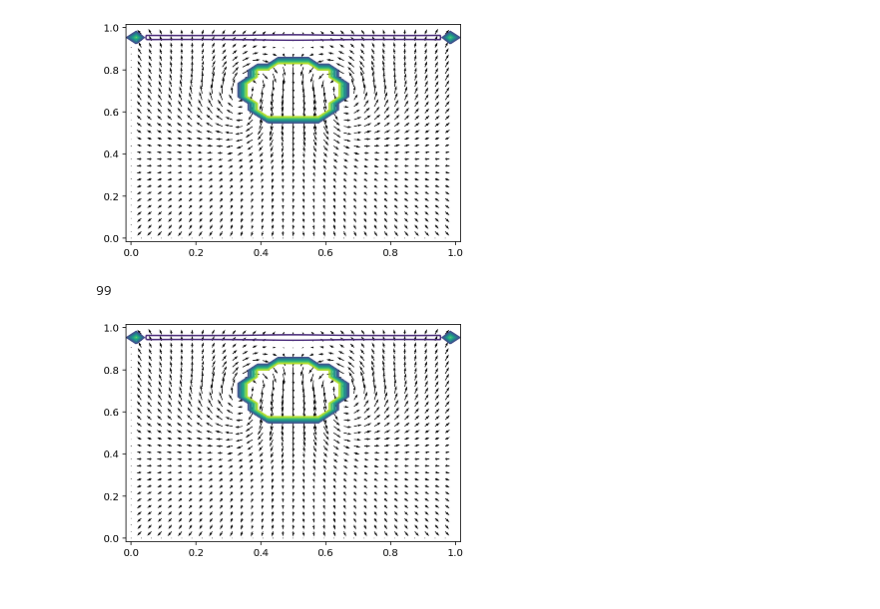
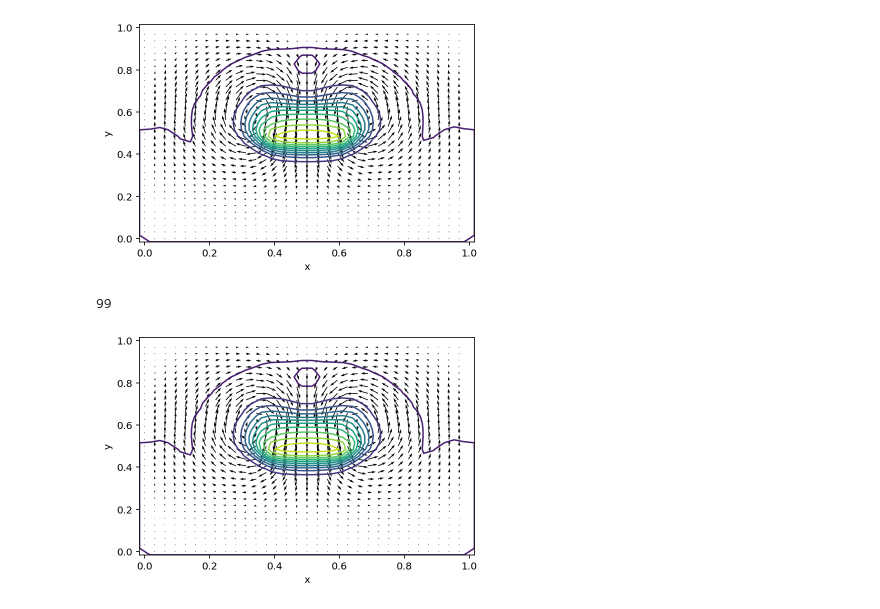
Before and after one commit to mattwilliams06/PythonCFD, a Jupyter notebook: FiniteVolume/density_advection.ipynb, the cells around one changed output. Drawn from its saved outputs; the diff is of its cells as text; code cells hidden in the pictures.

```diff
--- a/FiniteVolume/density_advection.ipynb
+++ b/FiniteVolume/density_advection.ipynb
@@ -90,7 +90,7 @@ for step in range(nstep):
             # Temporary velocity
             ut[i,j] = u[i,j] + dt*(-Ax[i,j] + gx + 2*Dx[i,j]/(r[i+1,j]+r[i,j]))
 
-    # Temporary y-velocity MAIN LOOP ##
+    ## Temporary y-velocity MAIN LOOP ##
     for i in range(1,nx+1):
         for j in range(1,ny):
             # Advection matrix
@@ -114,7 +114,7 @@ for step in range(nstep):
     # Assemble and compute pressure
     for i in range(1,nx+1):
         for j in range(1,ny+1):
-            tmp1[i,j] = 1/(2*dt)*((ut[i,j]-ut[i-1,j])/dx + (vt[i,j]-v[i,j-1])/dy)
+            tmp1[i,j] = 1/(2*dt)*((ut[i,j]-ut[i-1,j])/dx + (vt[i,j]-vt[i,j-1])/dy)
             tmp2[i,j] = 1/((1/dx**2)*(1/(rt[i+1,j]+rt[i,j]) + 1/(rt[i,j]+rt[i-1,j])) +
                                (1/dy**2)*(1/(rt[i,j+1]+rt[i,j]) + 1/(rt[i,j]+rt[i,j-1])))
     it = 0
@@ -122,68 +122,60 @@ for step in range(nstep):
         pn = np.copy(p)
         it += 1
         for i in range(1,nx+1):
             for j in range(1,ny+1):
                 p[i,j] = (1-beta)*p[i,j] + beta*tmp2[i,j]*((1/dx**2*(p[i+1,j]/(rt[i+1,j]+rt[i,j])+p[i-1,j]/(rt[i,j]+rt[i-1,j])) +
                                                        1/dy**2*(p[i,j+1]/(rt[i,j+1]+rt[i,j])+p[i,j-1]/(rt[i,j]+rt[i,j-1])) - tmp1[i,j]))
         if it%100 == 0:
             print(f'Pressure loop iterations: {it}')
         if np.abs(pn-p).max() < maxError:
             print(f'Pressure convergence achieved in {it} iterations.')
             break
         if it > maxiter:
             print(f'Pressure convergence not achieved. Max iterations reached in pressure loop.')
             break
 
     # Update velocities
     for i in range(1,nx):
         for j in range(1,ny+1):
             u[i,j] = ut[i,j] - 2*dt/dx*(p[i+1,j]-p[i,j])/(r[i+1,j]+r[i,j])
     for i in range(1,nx+1):
         for j in range(1,ny):
             v[i,j] = vt[i,j] - 2*dt/dy*(p[i,j+1]-p[i,j])/(r[i,j+1]+r[i,j])
 
-    # Advect the density
-    ro = np.copy(r)
+#     # Advect the density
+    ro = r.copy()
     for i in range(1, nx+1):
-        for i in range(1, ny+1):
-            r[i,j] = (ro[i,j] - dt/dx*(u[i,j]/2*(ro[i+1,j]+ro[i,j]) - u[i-1,j]/2*(ro[i-1,j]+ro[i,j])) -
-                                dt/dy*(v[i,j]/2*(ro[i,j+1]+ro[i,j]) - v[i,j-1]/2*(ro[i,j-1]+ro[i,j])) +
-                      mu*dt/dx**2*(ro[i+1,j]-2*ro[i,j]+ro[i-1,j]) + mu*dt/dx**2*(ro[i,j+1]-2*ro[i,j]+ro[i,j-1]))
-#     ro=r.copy()
-#     for i in range(1,nx+1):
-#         for j in range(1,ny+1):
-#             r[i,j]=ro[i,j]-(0.5*dt/dx)*(u[i,j]*(ro[i+1,j]\
-#                     +ro[i,j])-u[i-1,j]*(ro[i-1,j]+ro[i,j]))\
-#                     -(0.5* dt/dy)*(v[i,j]*(ro[i,j+1]\
-#                     +ro[i,j])-v[i,j-1]*(ro[i,j-1]+ro[i,j]))\
-#                     +(mu*dt/dx/dx)*(ro[i+1,j]-2.0*ro[i,j]+ro[i-1,j])\
-#                     +(mu*dt/dy/dy)*(ro[i,j+1]-2.0*ro[i,j]+ro[i,j-1])
-    time = time + dt
-#     # Plot the density contour and the velocity field
-#     uu = 0.5*(u[0:nx,1:ny+1] + u[0:nx,0:ny])
-#     vv = 0.5*(v[1:nx+1,0:ny] + v[0:nx,0:ny])
-#     yy, xx = np.mgrid[0:(nx-1)*dx:nx*1j, 0:(ny-1)*dy:ny*1j]
-#     X, Y = np.meshgrid(x, y)
+        for j in range(1, ny+1):
+            r[i,j] = (ro[i,j] - (0.5*dt/dx)*(u[i,j]*(ro[i+1,j]+ro[i,j]) - u[i-1,j]*(ro[i-1,j]+ro[i,j])) -
+                                (0.5*dt/dy)*(v[i,j]*(ro[i,j+1]+ro[i,j]) - v[i,j-1]*(ro[i,j-1]+ro[i,j])) +
+                      mu*dt/dx**2*(ro[i+1,j]-2.*ro[i,j]+ro[i-1,j]) +
+                      mu*dt/dy**2*(ro[i,j+1]-2.*ro[i,j]+ro[i,j-1]))
+
+    # Plot the density contour and the velocity field
+    uu = 0.5*(u[0:nx,1:ny+1] + u[0:nx,0:ny])
+    vv = 0.5*(v[1:nx+1,0:ny] + v[0:nx,0:ny])
+    yy, xx = np.mgrid[0:(nx-1)*dx:nx*1j, 0:(ny-1)*dy:ny*1j]
+    X, Y = np.meshgrid(x, y)
+    plt.clf()
+    plt.quiver(xx,yy,uu.T,vv.T)
+    plt.contour(x,y,r.T,10)
+    plt.xlabel('x')
+    plt.ylabel('y')
+    display.clear_output(wait=True)
+    display.display(plt.gcf())
+    print(step)
+    time=time+dt
+#     #Plot the density contour and the velocity field
+#     uu=0.5*(u[0:nx,1:ny+1]+u[0:nx,0:ny])
+#     vv=0.5*(v[1:nx+1,0:ny]+v[0:nx,0:ny])
+#     yy,xx=np.mgrid[0:(nx-1)*dx:nx*1j,0:(ny-1)*dx:ny*1j]
 #     plt.clf()
 #     plt.quiver(xx,yy,uu.T,vv.T)
-#     plt.contour(x,y,r,10)
-#     plt.xlabel('x')
-#     plt.ylabel('y')
+#     plt.contour(x,y,r.T,10)
 #     display.clear_output(wait=True)
 #     display.display(plt.gcf())
 #     print(step)
-    time=time+dt
-    #Plot the density contour and the velocity field
-    uu=0.5*(u[0:nx,1:ny+1]+u[0:nx,0:ny])
-    vv=0.5*(v[1:nx+1,0:ny]+v[0:nx,0:ny])
-    yy,xx=np.mgrid[0:(nx-1)*dx:nx*1j,0:(ny-1)*dx:ny*1j]
-    plt.clf()
-    plt.quiver(xx,yy,uu.T,vv.T)
-    plt.contour(x,y,r.T,10)
-    display.clear_output(wait=True)
-    display.display(plt.gcf())
-    print(step)
 # %% [output]
-[figure, old version]
+[figure, new version]
 99
-[figure, old version]
+[figure, new version]
```
Also changed, not shown: parts of 2 cells of this notebook, 1 other file.
